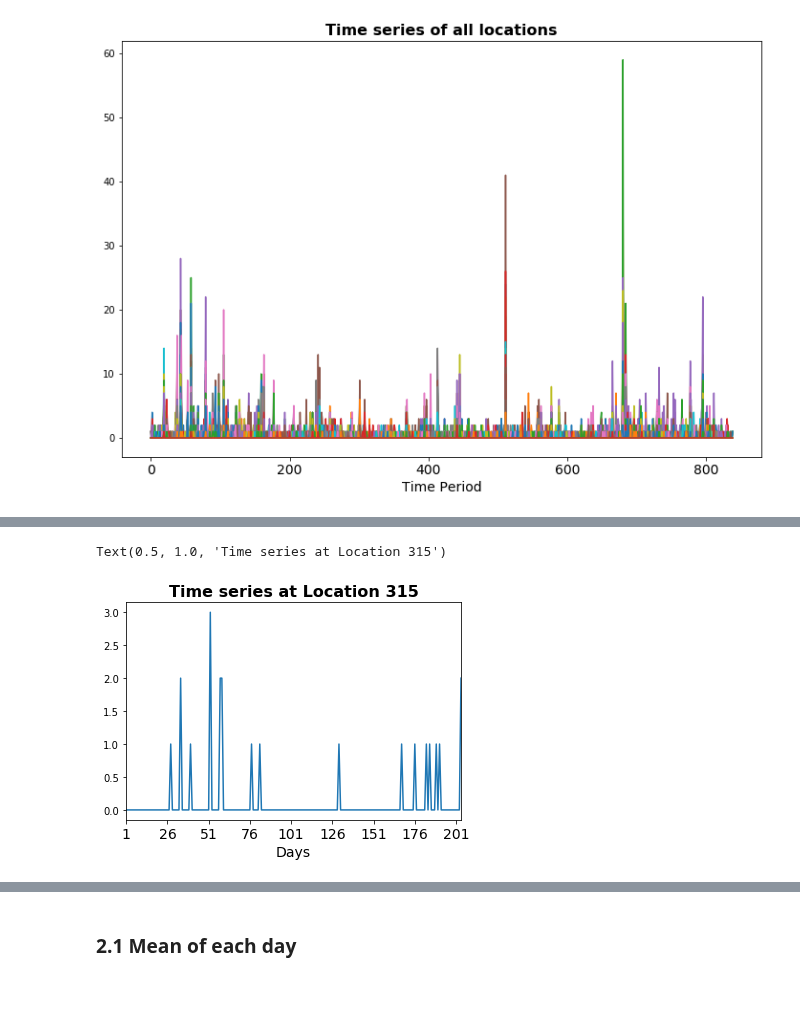
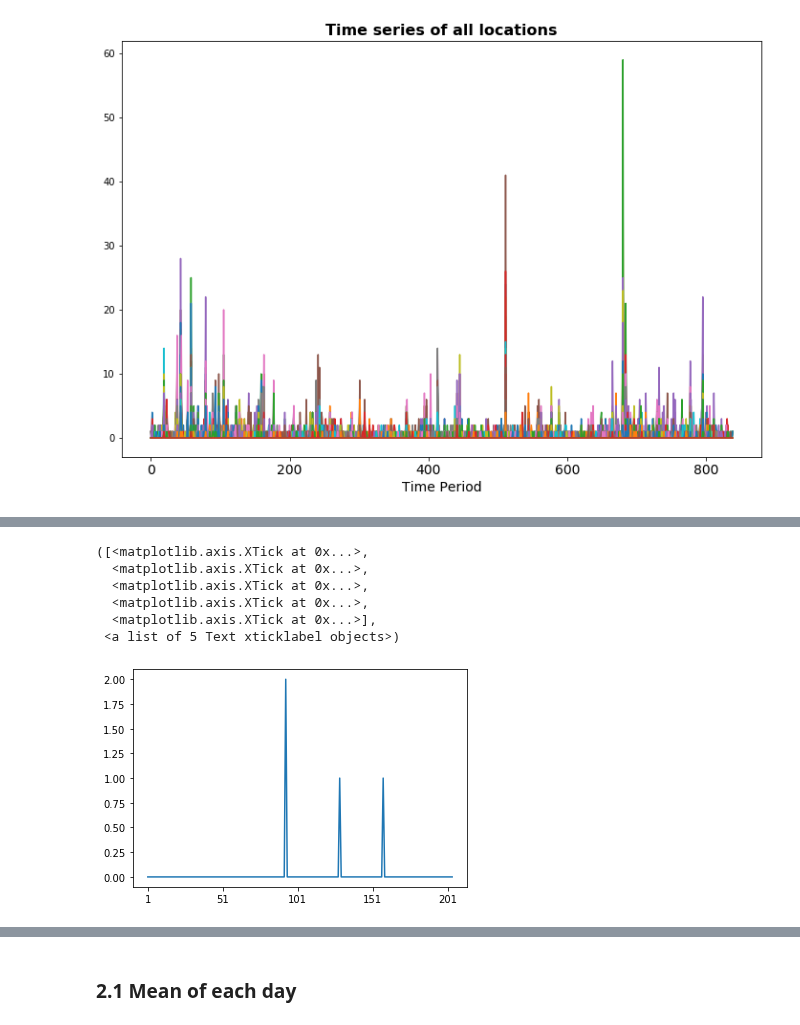
Before and after one commit to Angps1995/Spatial-Temporal-Models-for-delivery-demand-forecast, a Jupyter notebook: Models/ExploratoryAnalysis.ipynb, the cells around one changed output, grey strips where cells are left out. Saved outputs shown, nothing was run; the diff lists cells and outputs as text; code cells hidden in the pictures; blank space fills up the shorter version.

```diff
--- a/Models/ExploratoryAnalysis.ipynb
+++ b/Models/ExploratoryAnalysis.ipynb
@@ -58,10 +53,11 @@ endo_df.iloc[315,:].plot()
-# %%
-plt.figure(figsize=(6, 4))
-endo_df.iloc[315,:].plot()
-plt.xlabel("Days", fontsize = 14)
-plt.xticks(fontsize = 14)
-plt.title("Time series at Location 315", fontsize = 16, fontweight = 'bold')
-#plt.savefig(image_dir + "boxplot_counts.jpg")
-# %% [output]
-Text(0.5, 1.0, 'Time series at Location 315')
-[figure, removed]
+# %%
+plt.plot(endo_df.iloc[65,:])
+plt.xticks([0,50,100,150,200])
+# %% [output]
+([<matplotlib.axis.XTick at 0x...>,
+  <matplotlib.axis.XTick at 0x...>,
+  <matplotlib.axis.XTick at 0x...>,
+  <matplotlib.axis.XTick at 0x...>,
+  <matplotlib.axis.XTick at 0x...>],
+ <a list of 5 Text xticklabel objects>)
+[figure, added]
```
Also changed, not shown: parts of 5 cells of this notebook, 10 other files.
